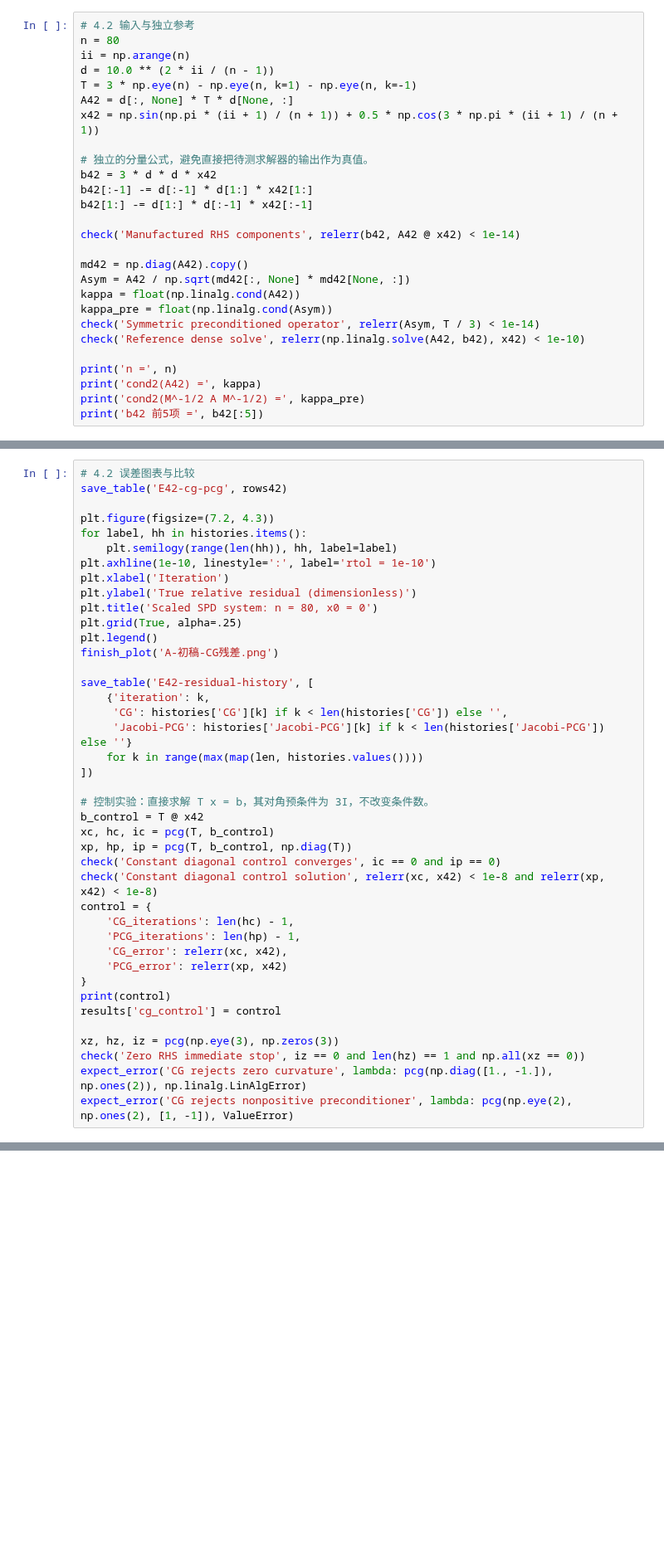
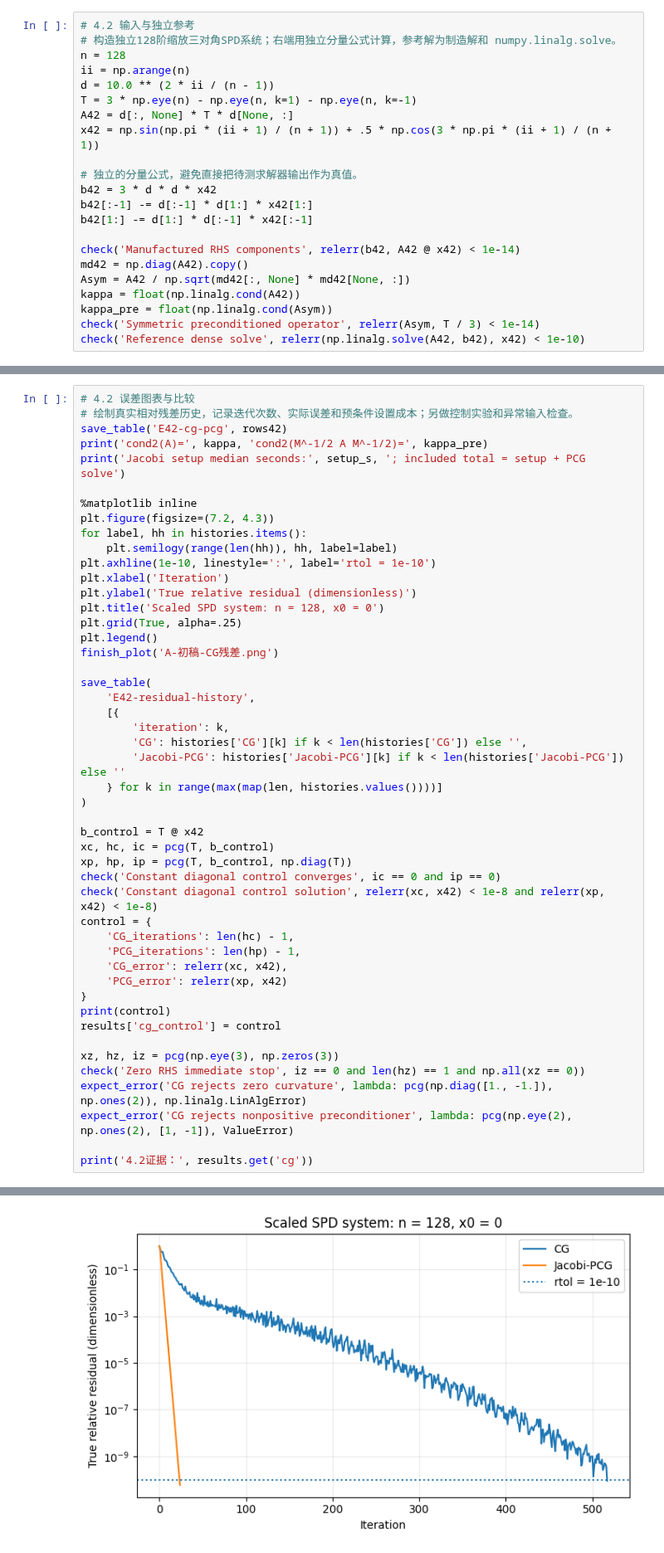
Before and after one commit to prince19992516/-2026, a Jupyter notebook: 教材/第04章-矩阵的解剖/工作/A2组-实验.ipynb, the cells around one changed output, grey strips where cells are left out. Shown at 83% size. Drawn from its saved outputs; the diff is of its cells as text; blank space fills up the shorter version.

```diff
--- a/教材/第04章-矩阵的解剖/工作/A2组-实验.ipynb
+++ b/教材/第04章-矩阵的解剖/工作/A2组-实验.ipynb
@@ -1286,29 +1398,24 @@ PCG 等价于对变换后的系统 $\widetilde{A}=M^{-\frac{1}{2}}AM^{-\frac{1}{
 # %%
 # 4.2 输入与独立参考
-n = 80
+# 构造独立128阶缩放三对角SPD系统；右端用独立分量公式计算，参考解为制造解和 numpy.linalg.solve。
+n = 128
 ii = np.arange(n)
 d = 10.0 ** (2 * ii / (n - 1))
 T = 3 * np.eye(n) - np.eye(n, k=1) - np.eye(n, k=-1)
 A42 = d[:, None] * T * d[None, :]
-x42 = np.sin(np.pi * (ii + 1) / (n + 1)) + 0.5 * np.cos(3 * np.pi * (ii + 1) / (n + 1))
+x42 = np.sin(np.pi * (ii + 1) / (n + 1)) + .5 * np.cos(3 * np.pi * (ii + 1) / (n + 1))
 
-# 独立的分量公式，避免直接把待测求解器的输出作为真值。
+# 独立的分量公式，避免直接把待测求解器输出作为真值。
 b42 = 3 * d * d * x42
 b42[:-1] -= d[:-1] * d[1:] * x42[1:]
 b42[1:] -= d[1:] * d[:-1] * x42[:-1]
 
 check('Manufactured RHS components', relerr(b42, A42 @ x42) < 1e-14)
-
 md42 = np.diag(A42).copy()
 Asym = A42 / np.sqrt(md42[:, None] * md42[None, :])
 kappa = float(np.linalg.cond(A42))
 kappa_pre = float(np.linalg.cond(Asym))
 check('Symmetric preconditioned operator', relerr(Asym, T / 3) < 1e-14)
 check('Reference dense solve', relerr(np.linalg.solve(A42, b42), x42) < 1e-10)
-
-print('n =', n)
-print('cond2(A42) =', kappa)
-print('cond2(M^-1/2 A M^-1/2) =', kappa_pre)
-print('b42 前5项 =', b42[:5])
 # %%
 # 4.2 方法实现与运行
@@ -1408,26 +1527,31 @@ print(rows42)
 # %%
 # 4.2 误差图表与比较
+# 绘制真实相对残差历史，记录迭代次数、实际误差和预条件设置成本；另做控制实验和异常输入检查。
 save_table('E42-cg-pcg', rows42)
+print('cond2(A)=', kappa, 'cond2(M^-1/2 A M^-1/2)=', kappa_pre)
+print('Jacobi setup median seconds:', setup_s, '; included total = setup + PCG solve')
 
+%matplotlib inline
 plt.figure(figsize=(7.2, 4.3))
 for label, hh in histories.items():
     plt.semilogy(range(len(hh)), hh, label=label)
 plt.axhline(1e-10, linestyle=':', label='rtol = 1e-10')
 plt.xlabel('Iteration')
 plt.ylabel('True relative residual (dimensionless)')
-plt.title('Scaled SPD system: n = 80, x0 = 0')
+plt.title('Scaled SPD system: n = 128, x0 = 0')
 plt.grid(True, alpha=.25)
 plt.legend()
 finish_plot('A-初稿-CG残差.png')
 
-save_table('E42-residual-history', [
-    {'iteration': k,
-     'CG': histories['CG'][k] if k < len(histories['CG']) else '',
-     'Jacobi-PCG': histories['Jacobi-PCG'][k] if k < len(histories['Jacobi-PCG']) else ''}
-    for k in range(max(map(len, histories.values())))
-])
+save_table(
+    'E42-residual-history',
+    [{
+        'iteration': k,
+        'CG': histories['CG'][k] if k < len(histories['CG']) else '',
+        'Jacobi-PCG': histories['Jacobi-PCG'][k] if k < len(histories['Jacobi-PCG']) else ''
+    } for k in range(max(map(len, histories.values())))]
+)
 
-# 控制实验：直接求解 T x = b，其对角预条件为 3I，不改变条件数。
 b_control = T @ x42
 xc, hc, ic = pcg(T, b_control)
 xp, hp, ip = pcg(T, b_control, np.diag(T))
@@ -1446,3 +1570,6 @@ xz, hz, iz = pcg(np.eye(3), np.zeros(3))
 check('Zero RHS immediate stop', iz == 0 and len(hz) == 1 and np.all(xz == 0))
 expect_error('CG rejects zero curvature', lambda: pcg(np.diag([1., -1.]), np.ones(2)), np.linalg.LinAlgError)
 expect_error('CG rejects nonpositive preconditioner', lambda: pcg(np.eye(2), np.ones(2), [1, -1]), ValueError)
+
+print('4.2证据：', results.get('cg'))
+# %% [output]
@@ -1448,0 +1582 @@ expect_error('CG rejects nonpositive preconditioner', lambda: pcg(np.eye(2), np.
+[figure, added]
```
Also changed, not shown: parts of 28 cells of this notebook, 17 other files.
